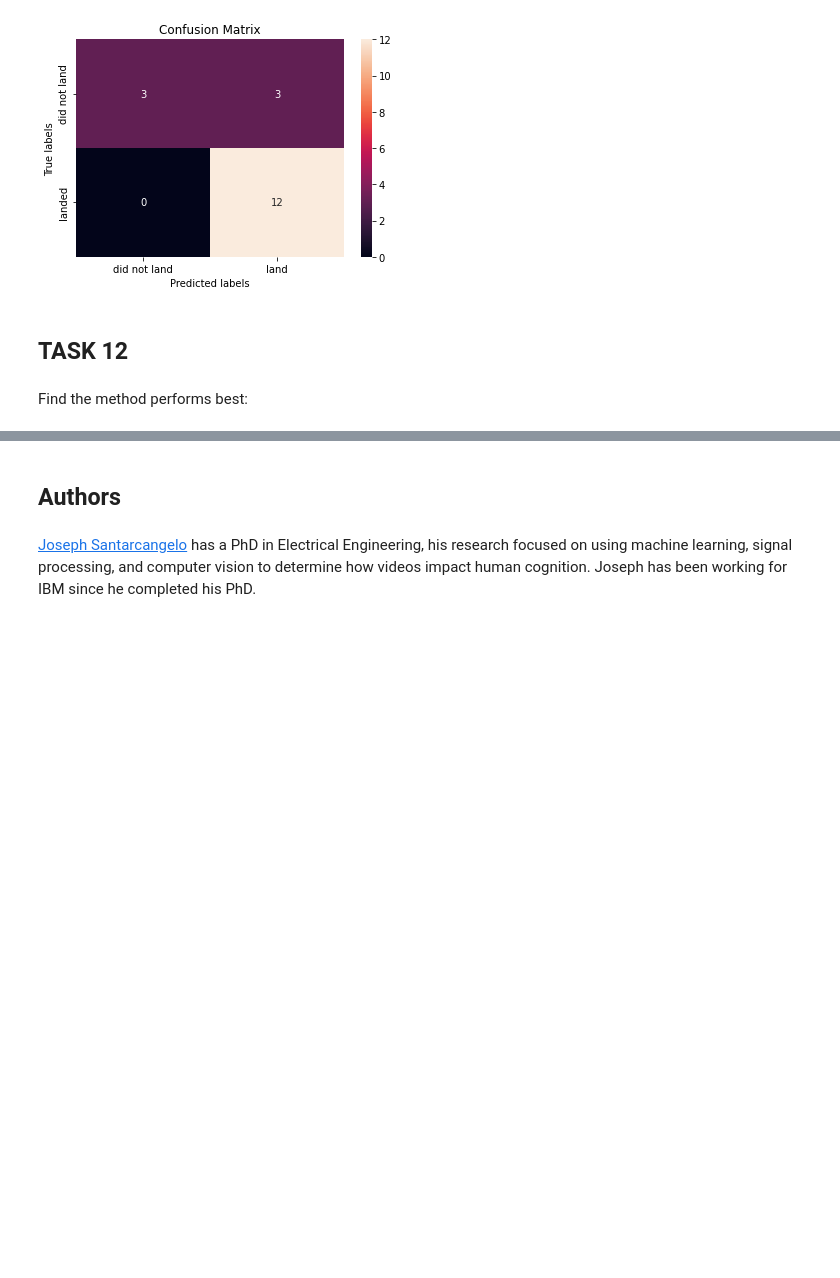
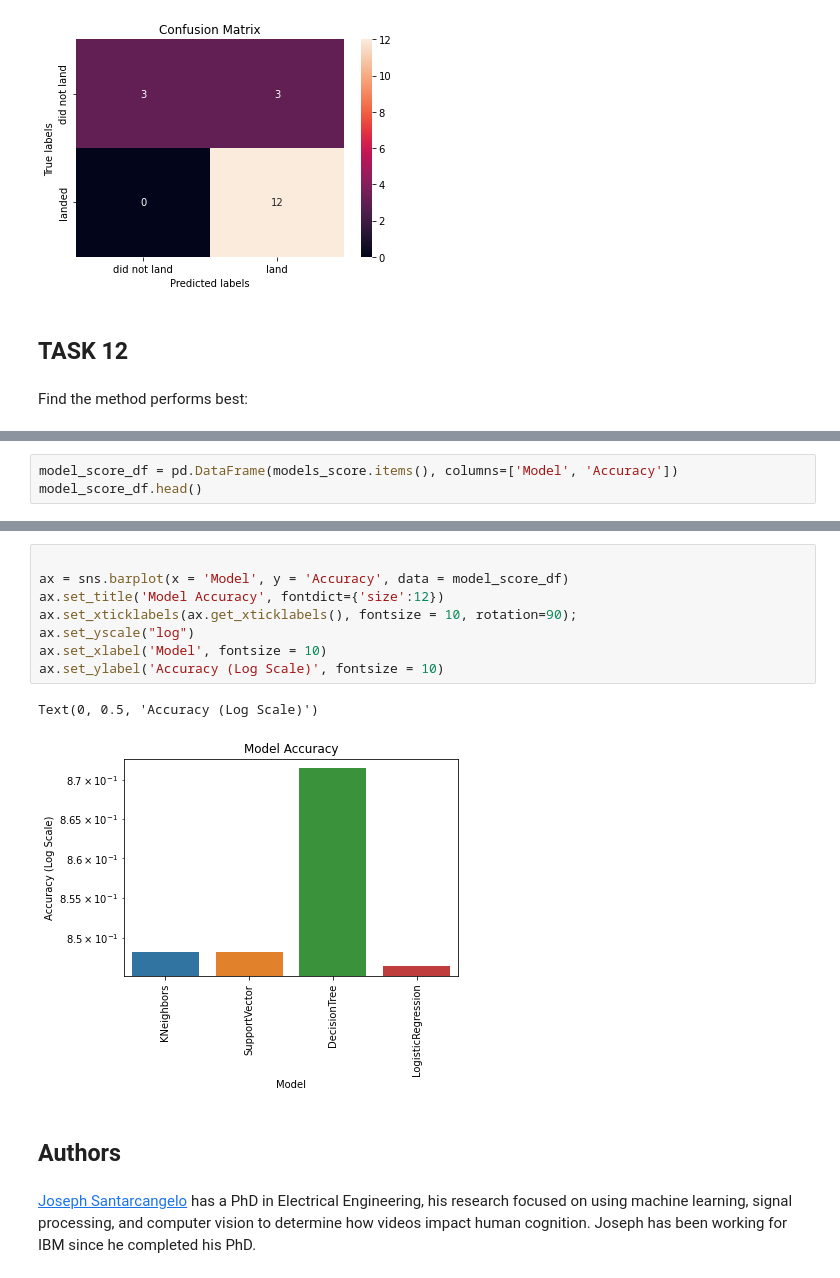
Before and after one commit to axcruz/data-capstone, a Jupyter notebook: p7-machine-learning.ipynb, the cells around one changed output, grey strips where cells are left out. Saved outputs shown, nothing was run; the diff lists cells and outputs as text; blank space fills up the shorter version.

```diff
--- a/p7-machine-learning.ipynb
+++ b/p7-machine-learning.ipynb
@@ -358,0 +359,3 @@ Best model is DecisionTree with a score of 0.8892857142857142 and params: {'crit
+# %%
+model_score_df = pd.DataFrame(models_score.items(), columns=['Model', 'Accuracy'])
+model_score_df.head()
@@ -359,3 +368,14 @@ Best model is DecisionTree with a score of 0.8892857142857142 and params: {'crit
+# %%
+
+ax = sns.barplot(x = 'Model', y = 'Accuracy', data = model_score_df)
+ax.set_title('Model Accuracy', fontdict={'size':12})
+ax.set_xticklabels(ax.get_xticklabels(), fontsize = 10, rotation=90);
+ax.set_yscale("log")
+ax.set_xlabel('Model', fontsize = 10)
+ax.set_ylabel('Accuracy (Log Scale)', fontsize = 10)
+# %% [output]
+Text(0, 0.5, 'Accuracy (Log Scale)')
+[figure, added]
 # %% [markdown]
 ## Authors
 # %% [markdown]
```
Also changed, not shown: parts of 3 cells of this notebook.
